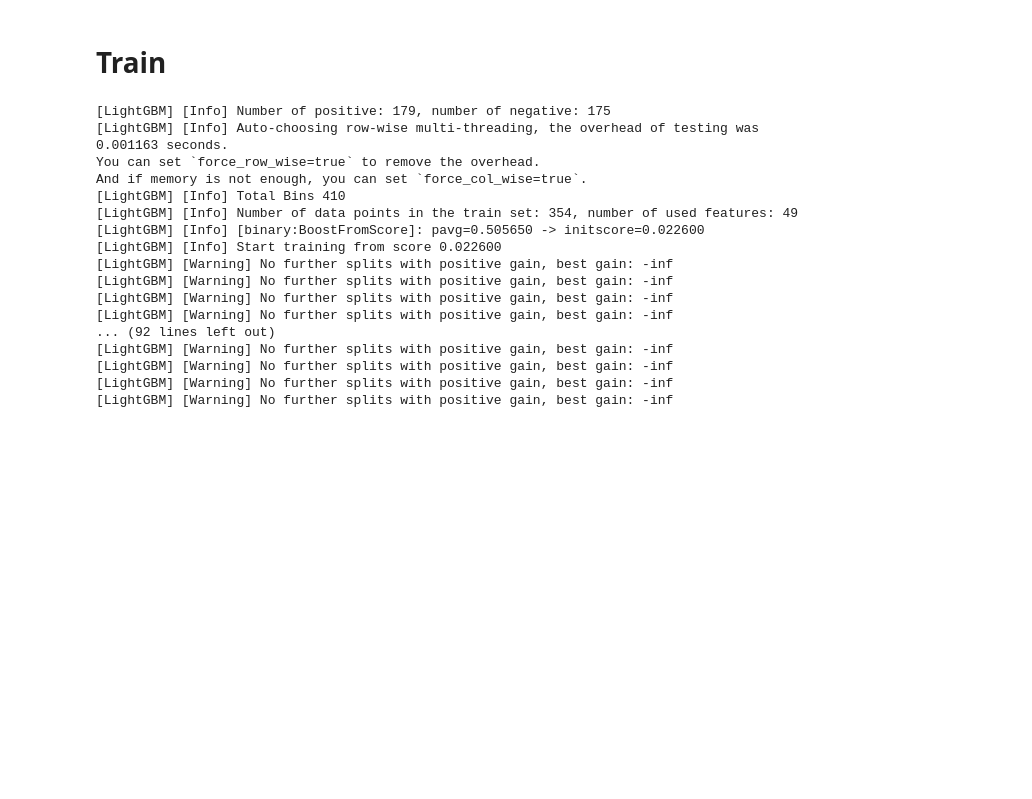
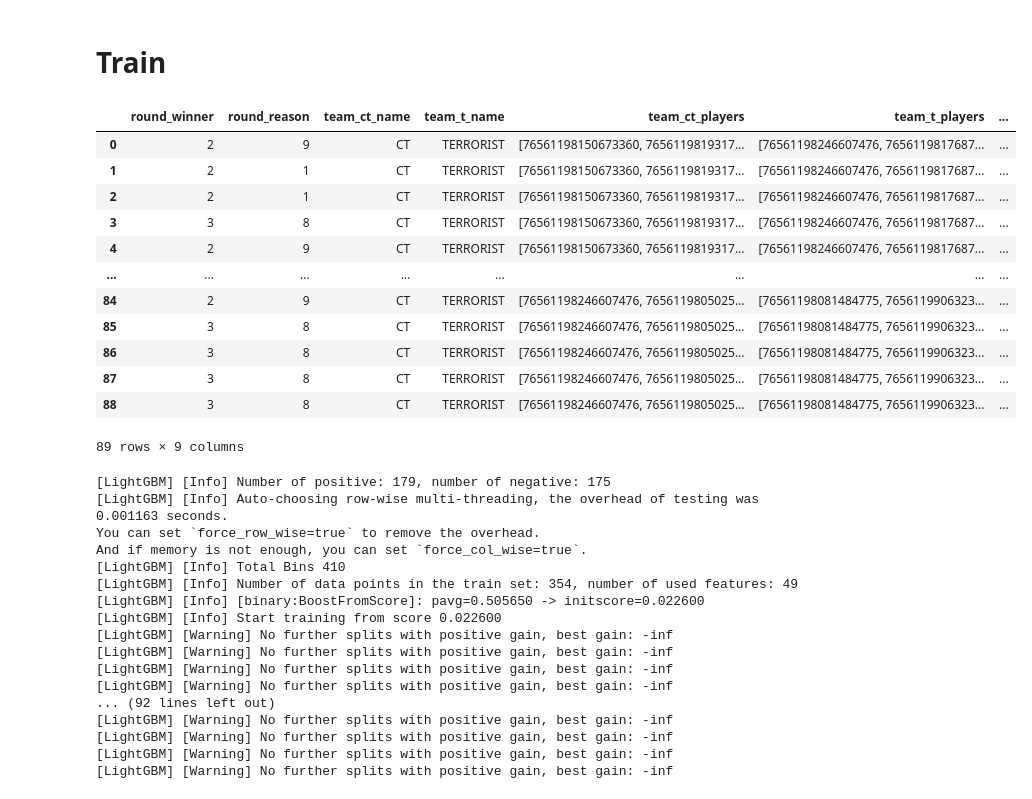
Before and after one commit to ivo08/demoparser-main, a Jupyter notebook: model/before_round.ipynb, the cells around one changed output. Saved outputs shown, nothing was run; the diff lists cells and outputs as text; code cells hidden in the pictures; blank space fills up the shorter version.

```diff
--- a/model/before_round.ipynb
+++ b/model/before_round.ipynb
@@ -335,7 +286,7 @@ def build_round_summary(ticks_df: pd.DataFrame, round_results: pd.DataFrame) ->
         # preserve order of first appearance
         return list(dict.fromkeys(vals))
 
-    team_a_label, team_b_label = 'CT', 'TERRORIST'
+    team_ct_label, team_t_label = 'CT', 'TERRORIST'
     player_col = 'steamid' if 'steamid' in ticks_df.columns else ('name' if 'name' in ticks_df.columns else None)
 
     # Helper: first non-null value
@@ -391,8 +342,8 @@ def build_round_summary(ticks_df: pd.DataFrame, round_results: pd.DataFrame) ->
 
     rows = []
     for r, grp in first_ticks.groupby('total_rounds_played'):
-        ct = grp[grp['team_name'] == team_a_label]
-        tt = grp[grp['team_name'] == team_b_label]
+        ct = grp[grp['team_name'] == team_ct_label]
+        tt = grp[grp['team_name'] == team_t_label]
 
         ct_players = unique_list(ct[player_col]) if player_col else []
         tt_players = unique_list(tt[player_col]) if player_col else []
@@ -411,12 +362,12 @@ def build_round_summary(ticks_df: pd.DataFrame, round_results: pd.DataFrame) ->
             'total_rounds_played': int(r),
             'round_winner': int(winners_map.get(int(r), 0)),
             'round_reason': int(reasons_map.get(int(r), 0)),
-            'team_a_name': team_a_label,
-            'team_b_name': team_b_label,
-            'team_a_players': ct_players,
-            'team_b_players': tt_players,
-            'team_a_current_equip_value': ct_equip,
-            'team_b_current_equip_value': tt_equip,
+            'team_ct_name': team_ct_label,
+            'team_t_name': team_t_label,
+            'team_ct_players': ct_players,
+            'team_t_players': tt_players,
+            'team_ct_current_equip_value': ct_equip,
+            'team_t_current_equip_value': tt_equip,
         })
 
     round_summary_df = pd.DataFrame(rows).sort_values('total_rounds_played').reset_index(drop=True)
@@ -463,11 +414,11 @@ def clean_demos_safe(demos_paths, max_workers=5, verbose=False):
             if round_summary_df is None or round_summary_df.empty:
                 return fail()
 
-            first = round_summary_df.iloc[0][['team_a_current_equip_value', 'team_b_current_equip_value']]
+            first = round_summary_df.iloc[0][['team_ct_current_equip_value', 'team_t_current_equip_value']]
             if first.isna().any():
                 return fail()
 
-            if first['team_a_current_equip_value'] <= 5500 and first['team_b_current_equip_value'] <= 5500:
+            if first['team_ct_current_equip_value'] <= 5500 and first['team_t_current_equip_value'] <= 5500:
                 return round_summary_df, []
             else:
                 return fail()
@@ -492,7 +443,23 @@ def clean_demos_safe(demos_paths, max_workers=5, verbose=False):
     final_df = pd.concat(dfs, ignore_index=True) if dfs else pd.DataFrame()
     return final_df, wrong
 
-final_df, wrong_demos = clean_demos_safe(demos_paths[:20], max_workers=10, verbose=True)
+final_df, wrong_demos = clean_demos_safe(demos_paths[:5], max_workers=10, verbose=True)
+# %%
+final_df
+# %% [output]
+|  | round_winner | round_reason | team_ct_name | team_t_name | team_ct_players | team_t_players | ... |
+| 0 | 2 | 9 | CT | TERRORIST | [76561198150673360, 7656119819317... | [76561198246607476, 7656119817687... | ... |
+| 1 | 2 | 1 | CT | TERRORIST | [76561198150673360, 7656119819317... | [76561198246607476, 7656119817687... | ... |
+| 2 | 2 | 1 | CT | TERRORIST | [76561198150673360, 7656119819317... | [76561198246607476, 7656119817687... | ... |
+| 3 | 3 | 8 | CT | TERRORIST | [76561198150673360, 7656119819317... | [76561198246607476, 7656119817687... | ... |
+| 4 | 2 | 9 | CT | TERRORIST | [76561198150673360, 7656119819317... | [76561198246607476, 7656119817687... | ... |
+| ... | ... | ... | ... | ... | ... | ... | ... |
+| 84 | 2 | 9 | CT | TERRORIST | [76561198246607476, 7656119805025... | [76561198081484775, 7656119906323... | ... |
+| 85 | 3 | 8 | CT | TERRORIST | [76561198246607476, 7656119805025... | [76561198081484775, 7656119906323... | ... |
+| 86 | 3 | 8 | CT | TERRORIST | [76561198246607476, 7656119805025... | [76561198081484775, 7656119906323... | ... |
+| 87 | 3 | 8 | CT | TERRORIST | [76561198246607476, 7656119805025... | [76561198081484775, 7656119906323... | ... |
+| 88 | 3 | 8 | CT | TERRORIST | [76561198246607476, 7656119805025... | [76561198081484775, 7656119906323... | ... |
+89 rows × 9 columns
 # %%
 from typing import final
 import numpy as np
```
Also changed, not shown: parts of 7 cells of this notebook, 47 other files.
